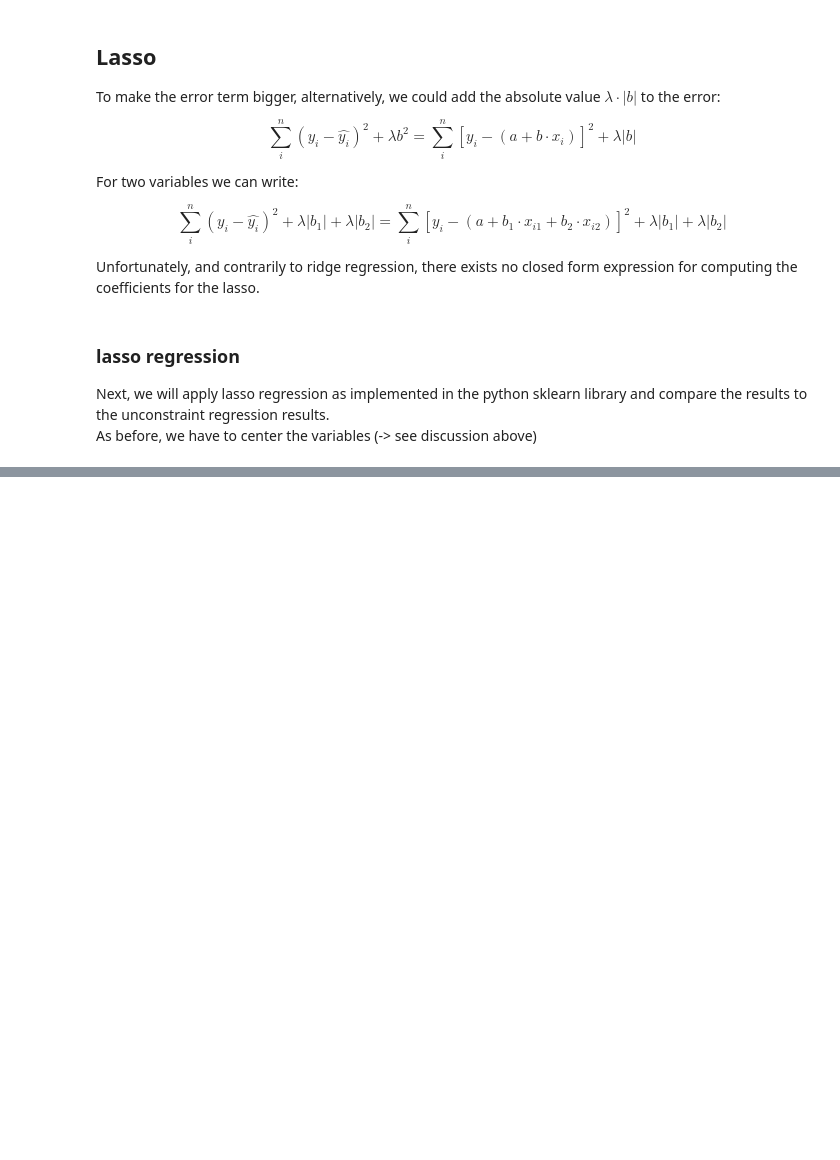
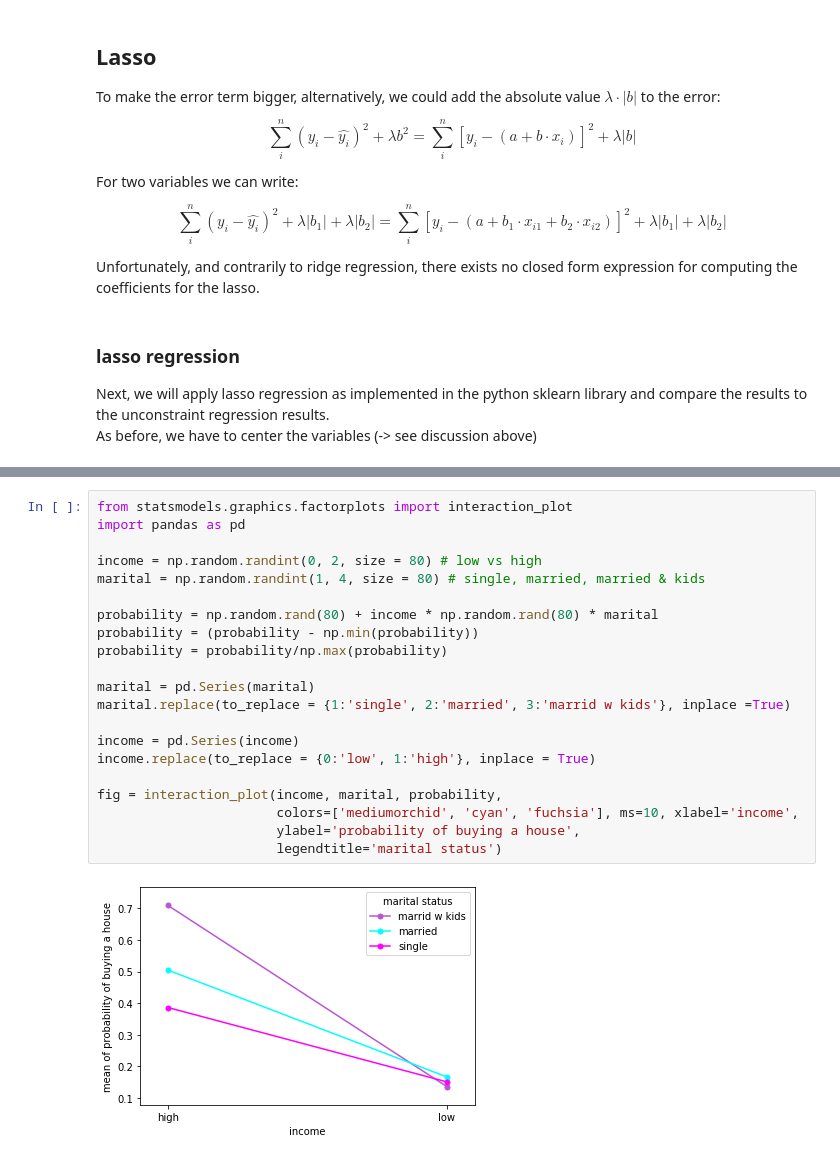
Before and after one commit to nitram-bot/fhnw_lecture, a Jupyter notebook: notebooks/Regression Techniques.ipynb, the cells around one changed output, grey strips where cells are left out. Drawn from its saved outputs; the diff is of its cells as text; blank space fills up the shorter version.

Commit message:
interaction, CIs, house prices, etc

```diff
--- a/notebooks/Regression Techniques.ipynb
+++ b/notebooks/Regression Techniques.ipynb
@@ -524,0 +638,23 @@ To see why lasso shrinks parameters to zero, we will:
+# %%
+from statsmodels.graphics.factorplots import interaction_plot
+import pandas as pd
+
+income = np.random.randint(0, 2, size = 80) # low vs high
+marital = np.random.randint(1, 4, size = 80) # single, married, married & kids
+
+probability = np.random.rand(80) + income * np.random.rand(80) * marital
+probability = (probability - np.min(probability))
+probability = probability/np.max(probability)
+
+marital = pd.Series(marital)
+marital.replace(to_replace = {1:'single', 2:'married', 3:'marrid w kids'}, inplace =True)
+
+income = pd.Series(income)
+income.replace(to_replace = {0:'low', 1:'high'}, inplace = True)
+
+fig = interaction_plot(income, marital, probability,
+                       colors=['mediumorchid', 'cyan', 'fuchsia'], ms=10, xlabel='income',
+                       ylabel='probability of buying a house',
+                       legendtitle='marital status')
+# %% [output]
+[figure, added]
```
Also changed, not shown: parts of 12 cells of this notebook, 11 other files.
